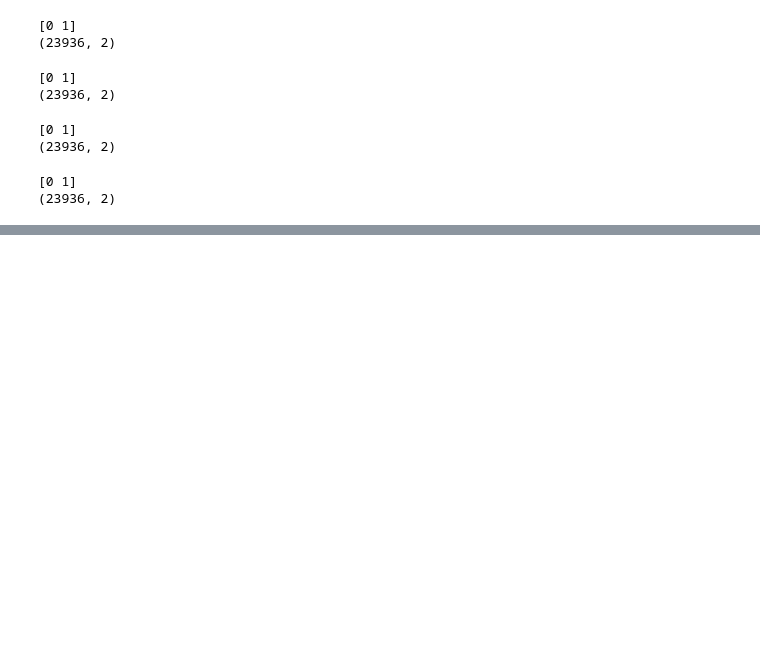
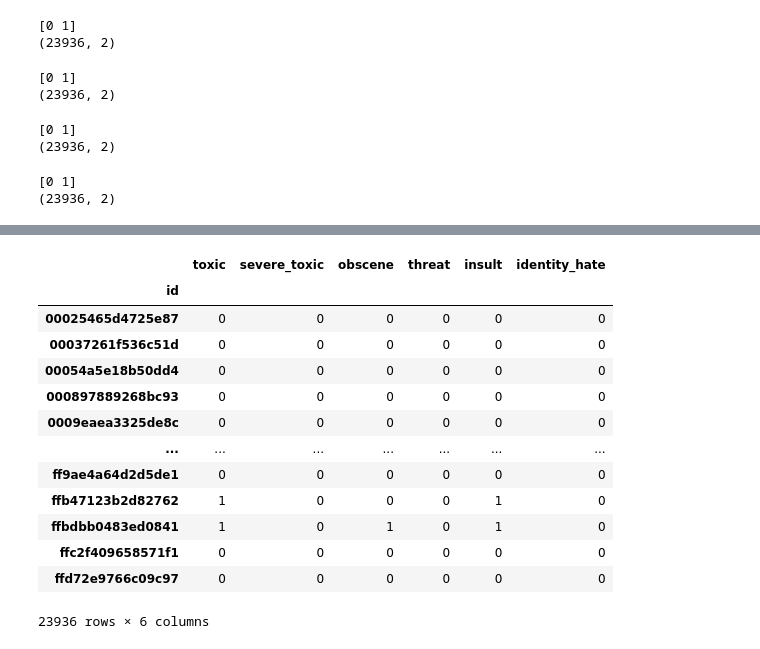
Before and after one commit to ellisonchen1/Content-health-classifier, a Jupyter notebook: notebooks/02_baseline_model.ipynb, the cells around one changed output, grey strips where cells are left out. Drawn from its saved outputs; the diff is of its cells as text; code cells hidden in the pictures; blank space fills up the shorter version.

```diff
--- a/notebooks/02_baseline_model.ipynb
+++ b/notebooks/02_baseline_model.ipynb
@@ -251,0 +277,22 @@ Trained all 6 models for all classifier tags
+# %%
+y_val = df.loc[val_mask].set_index('id')[labels]
+y_val = y_val.loc[scores.index]
+
+assert y_val.index.equals(scores.index)
+assert y_val.shape == (23936, 6)
+y_val
+# %% [output]
+|  | toxic | severe_toxic | obscene | threat | insult | identity_hate |
+| id |  |  |  |  |  |  |
+| 00025465d4725e87 | 0 | 0 | 0 | 0 | 0 | 0 |
+| 00037261f536c51d | 0 | 0 | 0 | 0 | 0 | 0 |
+| 00054a5e18b50dd4 | 0 | 0 | 0 | 0 | 0 | 0 |
+| 000897889268bc93 | 0 | 0 | 0 | 0 | 0 | 0 |
+| 0009eaea3325de8c | 0 | 0 | 0 | 0 | 0 | 0 |
+| ... | ... | ... | ... | ... | ... | ... |
+| ff9ae4a64d2d5de1 | 0 | 0 | 0 | 0 | 0 | 0 |
+| ffb47123b2d82762 | 1 | 0 | 0 | 0 | 1 | 0 |
+| ffbdbb0483ed0841 | 1 | 0 | 1 | 0 | 1 | 0 |
+| ffc2f409658571f1 | 0 | 0 | 0 | 0 | 0 | 0 |
+| ffd72e9766c09c97 | 0 | 0 | 0 | 0 | 0 | 0 |
+23936 rows × 6 columns
```
Also changed, not shown: parts of 9 cells of this notebook, 2 other files.
